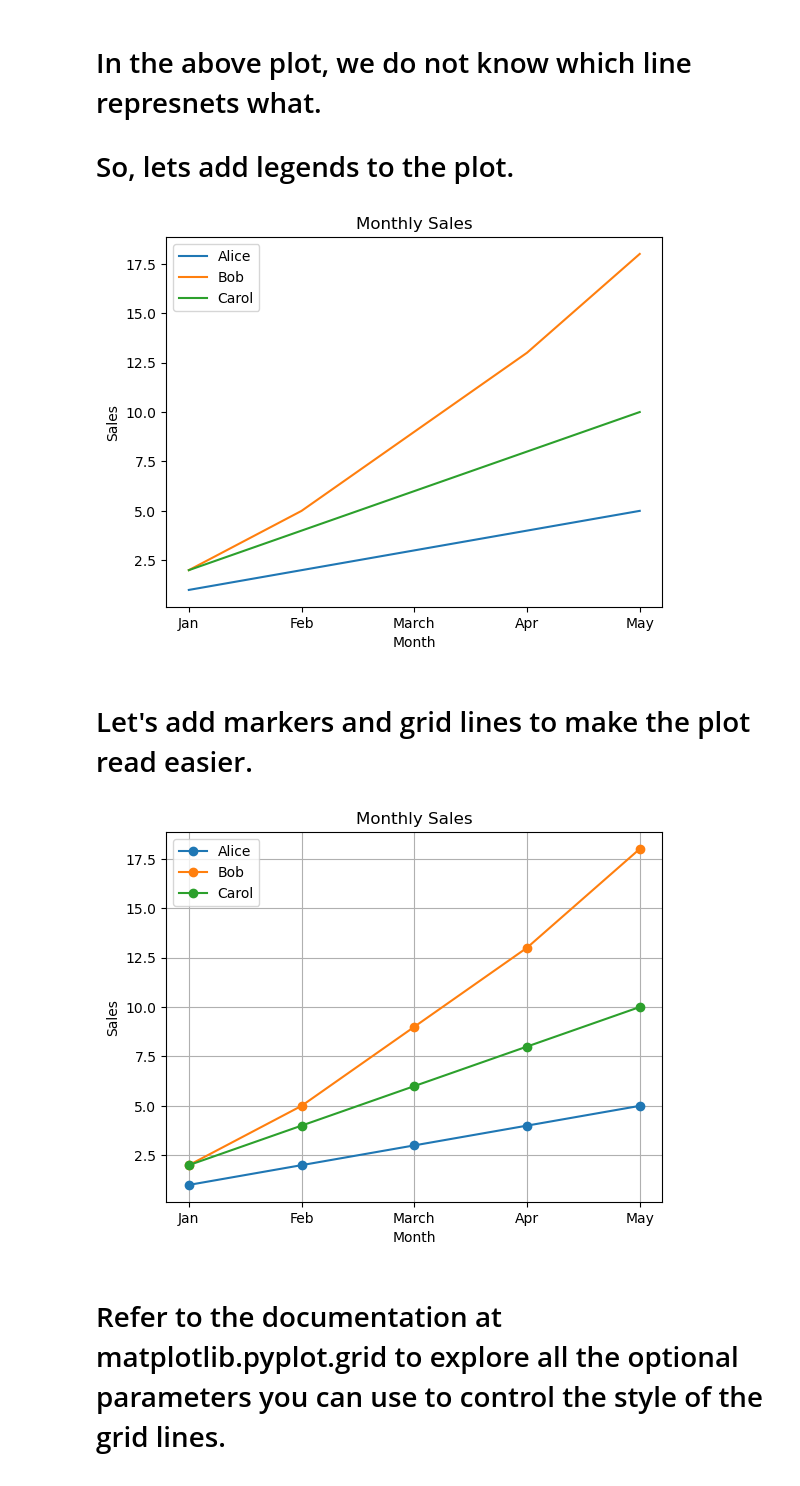
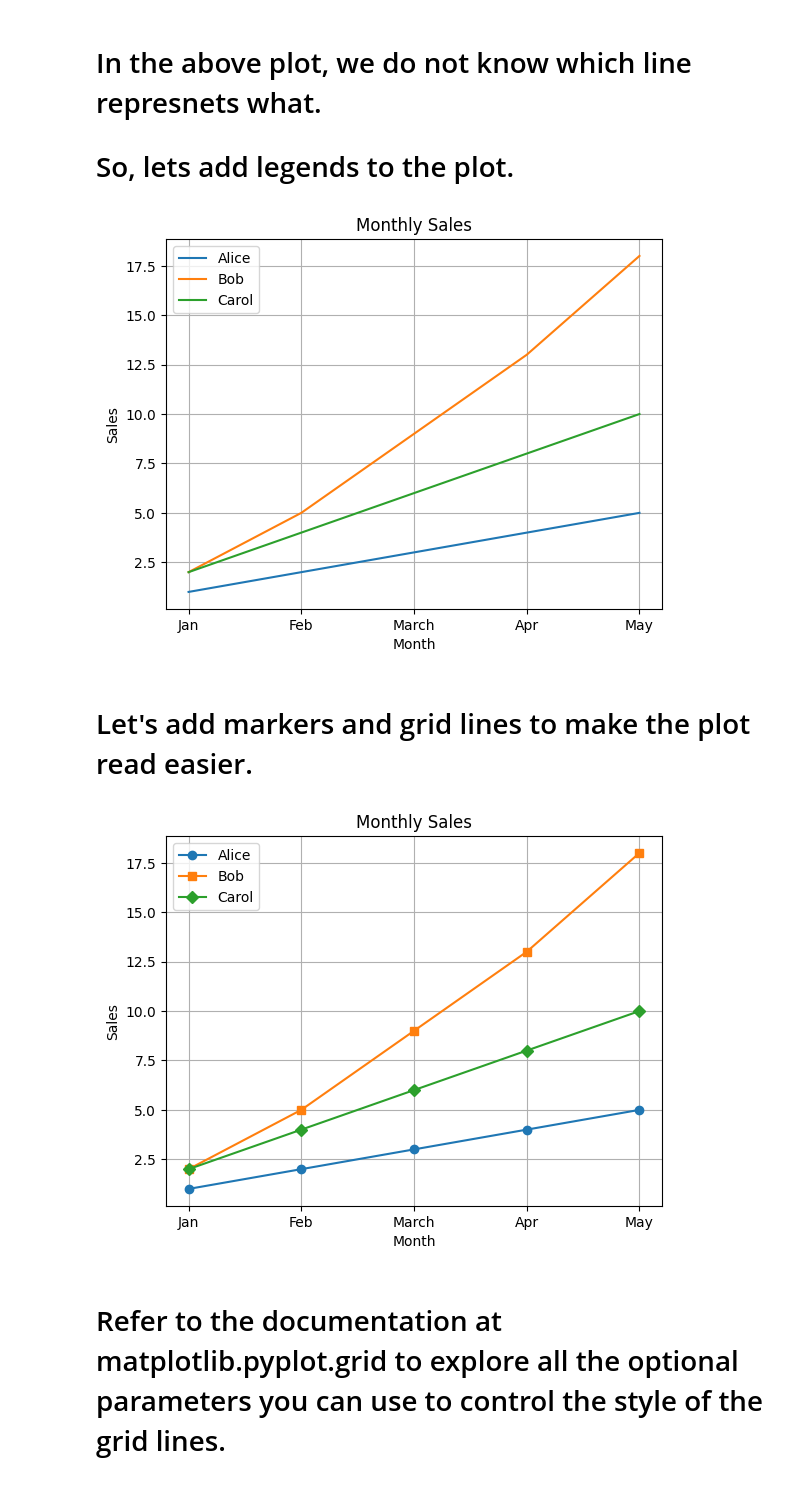
Before and after one commit to hamzaawarish1/Cyber-Security-and-AI-Case-Studies, a Jupyter notebook: Lab 2.ipynb, the cells around one changed output. Drawn from its saved outputs; the diff is of its cells as text; code cells hidden in the pictures.

```diff
--- a/Lab 2.ipynb
+++ b/Lab 2.ipynb
@@ -201,33 +230,48 @@ plt.plot(x, y1, x, y2, x, y3)
 plt.xlabel('Month')
 plt.ylabel('Sales')
 
-# Your code to print title of the graph 'Monthly sales'
+# Title for the graph
 plt.title('Monthly Sales')
 
-plt.legend(labels=['Alice', 'Bob', 'Carol'], loc='upper left');
+# Add legend with custom labels
+plt.legend(labels=["Alice", "Bob", "Carol"], loc='upper left')
+
+plt.grid(True)
+plt.show()
 # %% [output]
-[figure, old version]
+[figure, new version]
 # %% [markdown]
 # Let's add markers and grid lines to make the plot read easier.
 # %%
 x = ['Jan', 'Feb', 'March', 'Apr', 'May']
 y1 = [1, 2, 3, 4, 5]
 y2 = [2, 5, 9, 13, 18]
 y3 = [2, 4, 6, 8, 10]
 
-# Your code to plot y1, y2, y3, wrt. x
-# Your code to print label in x axis
-# Your code to print label in y axis
-# Your code to rint title of the plot
+# Your code to plot y1, y2, y3, with respect to x and add markers
+plt.plot(x, y1, marker='o')
+plt.plot(x, y2, marker='s')
+plt.plot(x, y3, marker='D')
 
-plt.plot(x, y1, x, y2, x, y3, marker='o')
+# Print label in x axis
 plt.xlabel('Month')
+
+# Print label in y axis
 plt.ylabel('Sales')
+
+# Print title of the plot
 plt.title('Monthly Sales')
+
+# Add legend
 plt.legend(labels=['Alice', 'Bob', 'Carol'], loc='upper left')
-plt.grid(True);
+
+# Show grid
+plt.grid(True)
+
+# Display the plot
+plt.show()
 # %% [output]
-[figure, old version]
+[figure, new version]
 # %% [markdown]
 # Refer to the documentation at matplotlib.pyplot.grid to explore all the optional parameters you can use to control the style of the grid lines.
 
```
Also changed, not shown: parts of 30 cells of this notebook, 7 other files.
